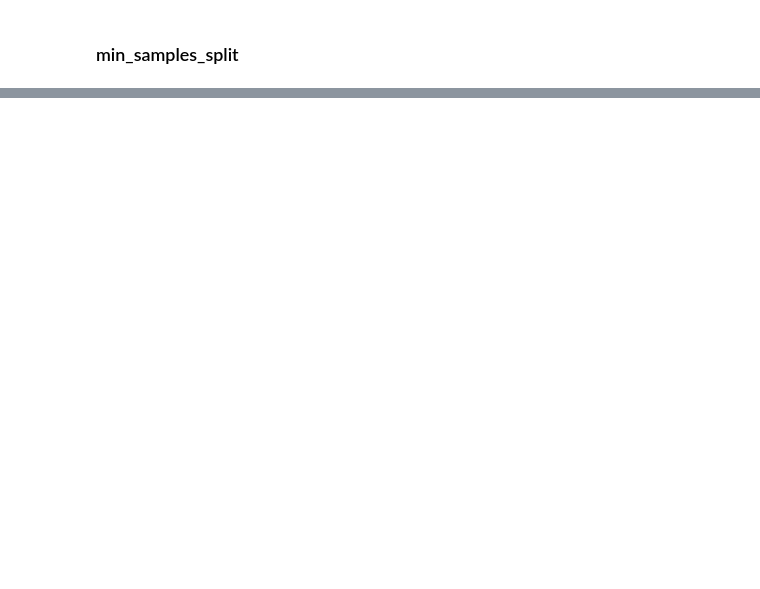
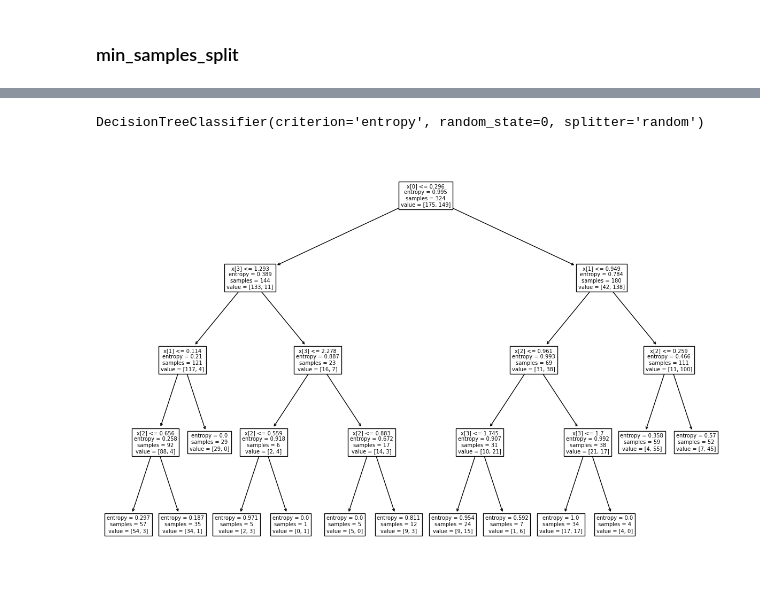
Before and after one commit to Wilanth/BSC_DPDM23, a Jupyter notebook: Classification.ipynb, the cells around one changed output, grey strips where cells are left out. Cells and saved outputs as stored; diff of their text form; code cells hidden in the pictures; blank space fills up the shorter version.

```diff
--- a/Classification.ipynb
+++ b/Classification.ipynb
@@ -356,0 +320,2 @@ credit #a16 คือคำตอบ
+# %%
+DtreeHWx = DecisionTreeClassifier(random_state=0,max_depth=4)
@@ -356,0 +330,11 @@ credit #a16 คือคำตอบ
+# %%
+DtreeHW3_2 = DecisionTreeClassifier(random_state=0,criterion="entropy",splitter="random")
+# %%
+DtreeHW3_2.fit(x_train,y_train)
+# %% [output]
+DecisionTreeClassifier(criterion='entropy', random_state=0, splitter='random')
+# %%
+_,ax = plt.subplots(figsize=(15,10))
+tree.plot_tree(DtreeHW3_2);
+# %% [output]
+[figure, added]
```
Also changed, not shown: parts of 91 cells of this notebook.
